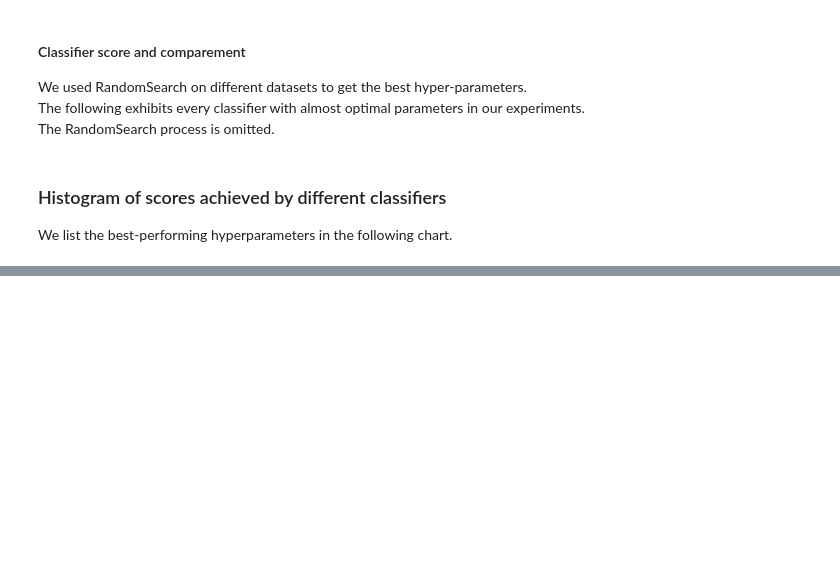
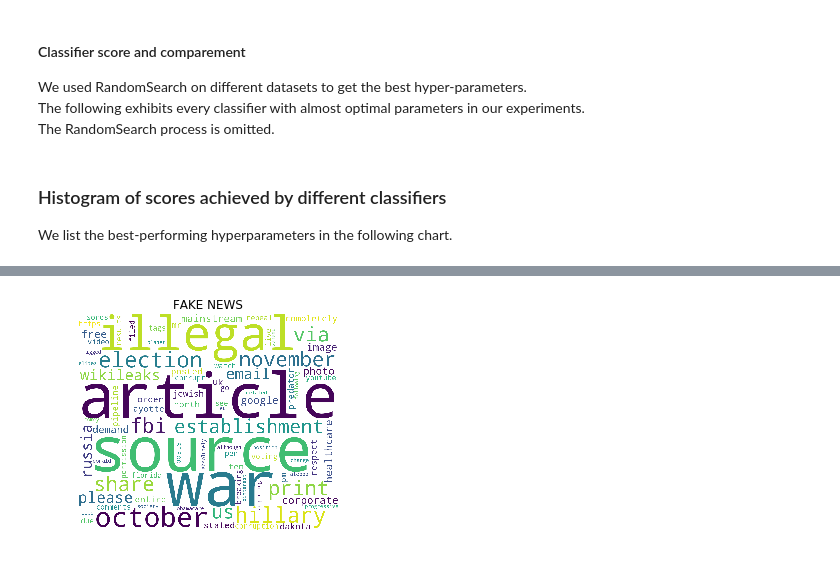
Before and after one commit to shuheng-liu/fake-news-detection-pipeline, a Jupyter notebook: UCB Final Project.ipynb, the cells around one changed output, grey strips where cells are left out. Saved outputs shown, nothing was run; the diff lists cells and outputs as text; code cells hidden in the pictures; blank space fills up the shorter version.

```diff
--- a/UCB Final Project.ipynb
+++ b/UCB Final Project.ipynb
@@ -480,0 +380,12 @@ avg / total      0.915     0.915     0.915      1584
+# %%
+from gensim import corpora, models
+from scipy.sparse import csr_matrix
+
+tfidf = models.TfidfModel(texts.get_bow())
+tfidf_matrix = bow2sparse(tfidf, texts.get_bow())
+
+## split the data
+news_train, news_test, labels_train, labels_test = train_test_split(tfidf_matrix,
+                                                                    labels,
+                                                                    test_size=0.25,
+                                                                    random_state=0)
@@ -480,0 +438,27 @@ avg / total      0.915     0.915     0.915      1584
+# %%
+# LogisticRegression
+lg = LogisticRegression(C=104.31438384172546, penalty = 'l2')
+
+# Using whole data set
+lg.fit(tfidf_matrix, labels)
+
+## map the coeffients with word and sort the coeffients
+abs_features = []
+num_features = tfidf_matrix.shape[0]
+for i in range(num_features):
+    coef = lg.coef_[0,i]
+    abs_features.append(((coef), texts.get_dictionary()[i]))
+
+sorted_result = sorted(abs_features, reverse = True)
+fake_importance = [x for x in sorted_result if x[0] > 3]
+real_importance = [x for x in sorted_result if x[0] < -4]
+# %%
+from wordcloud import WordCloud, STOPWORDS
+
+def print_wordcloud(df, title=''):
+    wordcloud = WordCloud(stopwords=STOPWORDS, background_color='white', width=1200, height=1000).generate(
+        " ".join(df['word'].values))
+    plt.imshow(wordcloud)
+    plt.title(title)
+    plt.axis('off')
+    plt.show()
@@ -480,0 +467,3 @@ avg / total      0.915     0.915     0.915      1584
+# %%
+df2 = pd.DataFrame(fake_importance, columns=['importance', 'word'])
+df2.head(30)
@@ -480,0 +488,4 @@ avg / total      0.915     0.915     0.915      1584
+# %%
+print_wordcloud(df2,'FAKE NEWS')
+# %% [output]
+[figure, added]
```
Also changed, not shown: parts of 36 cells of this notebook.
